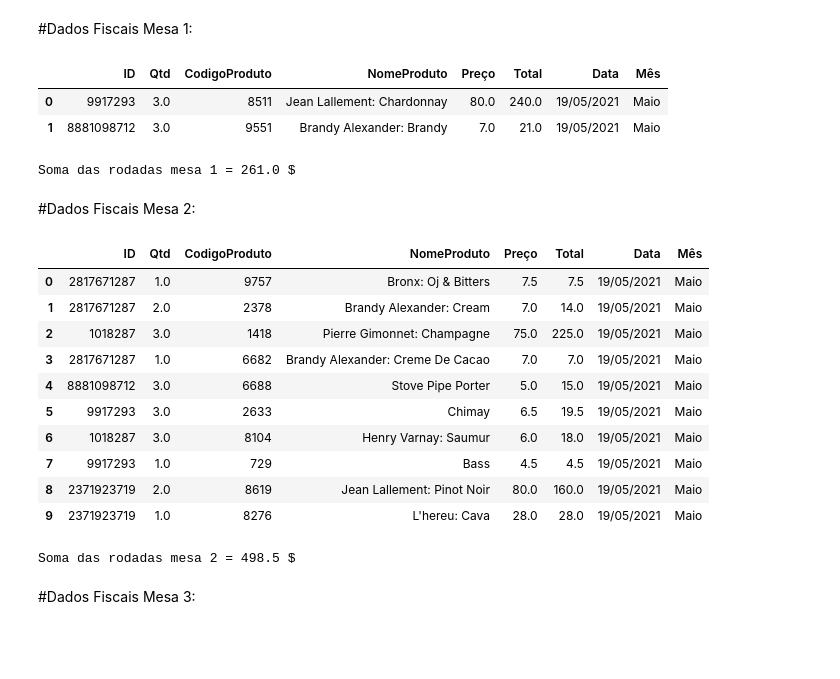
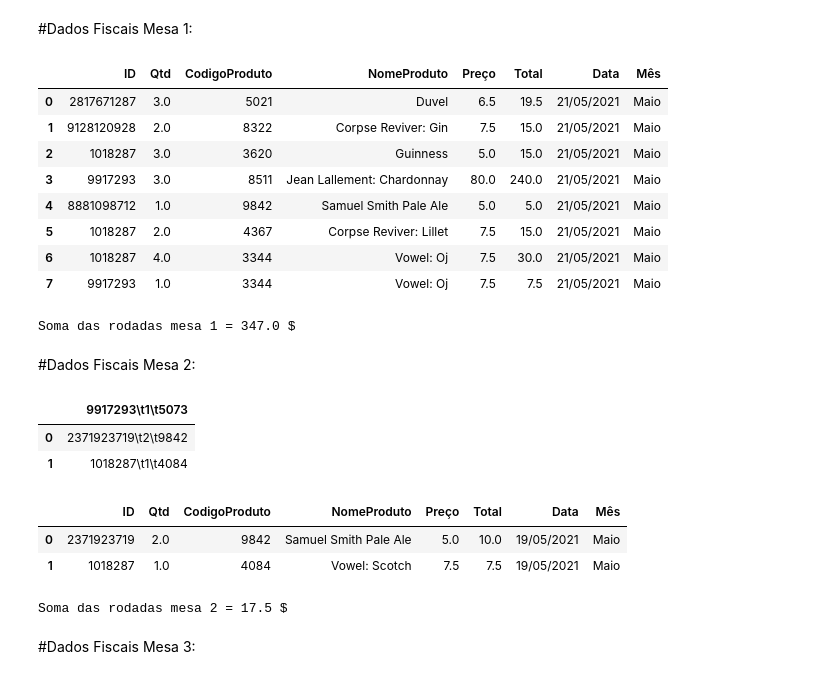
Before and after one commit to RFFSoftwareEngineering/DesafioDataAnalytics, a Jupyter notebook: DesafioFalqon.ipynb, the cells around one changed output. Cells and saved outputs as stored; diff of their text form; code cells hidden in the pictures; blank space fills up the shorter version.

```diff
--- a/DesafioFalqon.ipynb
+++ b/DesafioFalqon.ipynb
@@ -255,7 +279,7 @@ NFMesa1["Qtd"] = NFMesa1["Qtd"].astype(float)
 NFMesa1["Preço"] = NFMesa1["Preço"].astype(float)
 dadosNfMesa1 = NFMesa1.assign(Total = NFMesa1.Qtd * NFMesa1.Preço)
 
-dadosNfMesa1["Data"] = "19/05/2021"
+dadosNfMesa1["Data"] = "21/05/2021"
 dadosNfMesa1["Mês"] = "Maio"
 
 display(dadosNfMesa1)
@@ -263,46 +287,48 @@ SomadasRodadasM1 = dadosNfMesa1.Total.sum()
 print("Soma das rodadas mesa 1 =", SomadasRodadasM1,"$")
 # %% [output]
 |  | ID | Qtd | CodigoProduto | NomeProduto | Preço | Total | Data | Mês |
-| 0 | 9917293 | 3.0 | 8511 | Jean Lallement: Chardonnay | 80.0 | 240.0 | 19/05/2021 | Maio |
-| 1 | 8881098712 | 3.0 | 9551 | Brandy Alexander: Brandy | 7.0 | 21.0 | 19/05/2021 | Maio |
+| 0 | 2817671287 | 3.0 | 5021 | Duvel | 6.5 | 19.5 | 21/05/2021 | Maio |
+| 1 | 9128120928 | 2.0 | 8322 | Corpse Reviver: Gin | 7.5 | 15.0 | 21/05/2021 | Maio |
+| 2 | 1018287 | 3.0 | 3620 | Guinness | 5.0 | 15.0 | 21/05/2021 | Maio |
+| 3 | 9917293 | 3.0 | 8511 | Jean Lallement: Chardonnay | 80.0 | 240.0 | 21/05/2021 | Maio |
+| 4 | 8881098712 | 1.0 | 9842 | Samuel Smith Pale Ale | 5.0 | 5.0 | 21/05/2021 | Maio |
+| 5 | 1018287 | 2.0 | 4367 | Corpse Reviver: Lillet | 7.5 | 15.0 | 21/05/2021 | Maio |
+| 6 | 1018287 | 4.0 | 3344 | Vowel: Oj | 7.5 | 30.0 | 21/05/2021 | Maio |
+| 7 | 9917293 | 1.0 | 3344 | Vowel: Oj | 7.5 | 7.5 | 21/05/2021 | Maio |
-Soma das rodadas mesa 1 = 261.0 $
+Soma das rodadas mesa 1 = 347.0 $
 # %% [markdown]
 #Dados Fiscais Mesa 2:
 # %%
-urlMesa2 = "/content/mesa_2.csv"
+urlMesa2d2 = "/content/mesa_2.csv"
 
-PedidosM2 = pd.read_csv(urlMesa2)
+PedidosM2 = pd.read_csv(urlMesa2d2)
 display(PedidosM2)
+# %% [output]
+|  | 9917293\t1\t5073 |
+| 0 | 2371923719\t2\t9842 |
+| 1 | 1018287\t1\t4084 |
 # %%
 
-PedidosM2Arrumado = PedidosM2["8881098712\t3\t9416"].str.split("\t", 2, expand = True)
+PedidosM2Arrumado = PedidosM2["9917293\t1\t5073"].str.split("\t", 2, expand = True)
 
 PedidosM2Arrumado.columns = ['ID', 'Qtd', 'CodigoProduto']
 
 NFMesa2 = pd.merge(PedidosM2Arrumado, CardapioArrumado[["CodigoProduto", "NomeProduto", "Preço"]], on = "CodigoProduto")
 
 NFMesa2["Qtd"] = NFMesa2["Qtd"].astype(float)
 NFMesa2["Preço"] = NFMesa2["Preço"].astype(float)
 dadosNFMesa2 = NFMesa2.assign(Total = NFMesa2.Qtd * NFMesa2.Preço)
 dadosNFMesa2["Data"] = "19/05/2021"
 dadosNFMesa2["Mês"] = "Maio"
 display(dadosNFMesa2)
 
 SomadasRodadasM2 = dadosNFMesa2.Total.sum()
 print("Soma das rodadas mesa 2 =", SomadasRodadasM2,"$")
 # %% [output]
 |  | ID | Qtd | CodigoProduto | NomeProduto | Preço | Total | Data | Mês |
-| 0 | 2817671287 | 1.0 | 9757 | Bronx: Oj & Bitters | 7.5 | 7.5 | 19/05/2021 | Maio |
-| 1 | 2817671287 | 2.0 | 2378 | Brandy Alexander: Cream | 7.0 | 14.0 | 19/05/2021 | Maio |
-| 2 | 1018287 | 3.0 | 1418 | Pierre Gimonnet: Champagne | 75.0 | 225.0 | 19/05/2021 | Maio |
-| 3 | 2817671287 | 1.0 | 6682 | Brandy Alexander: Creme De Cacao | 7.0 | 7.0 | 19/05/2021 | Maio |
-| 4 | 8881098712 | 3.0 | 6688 | Stove Pipe Porter | 5.0 | 15.0 | 19/05/2021 | Maio |
-| 5 | 9917293 | 3.0 | 2633 | Chimay | 6.5 | 19.5 | 19/05/2021 | Maio |
-| 6 | 1018287 | 3.0 | 8104 | Henry Varnay: Saumur | 6.0 | 18.0 | 19/05/2021 | Maio |
-| 7 | 9917293 | 1.0 | 729 | Bass | 4.5 | 4.5 | 19/05/2021 | Maio |
-| 8 | 2371923719 | 2.0 | 8619 | Jean Lallement: Pinot Noir | 80.0 | 160.0 | 19/05/2021 | Maio |
-| 9 | 2371923719 | 1.0 | 8276 | L'hereu: Cava | 28.0 | 28.0 | 19/05/2021 | Maio |
+| 0 | 2371923719 | 2.0 | 9842 | Samuel Smith Pale Ale | 5.0 | 10.0 | 19/05/2021 | Maio |
+| 1 | 1018287 | 1.0 | 4084 | Vowel: Scotch | 7.5 | 7.5 | 19/05/2021 | Maio |
-Soma das rodadas mesa 2 = 498.5 $
+Soma das rodadas mesa 2 = 17.5 $
 # %% [markdown]
 #Dados Fiscais Mesa 3:
 # %%
```
Also changed, not shown: parts of 54 cells of this notebook.
